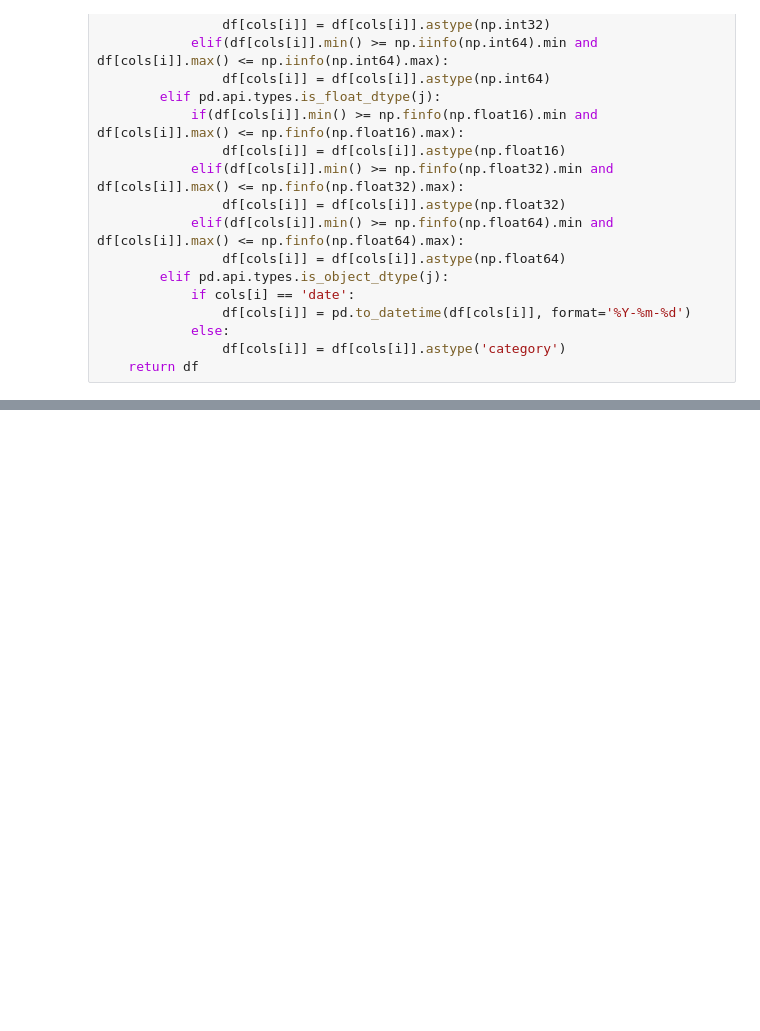
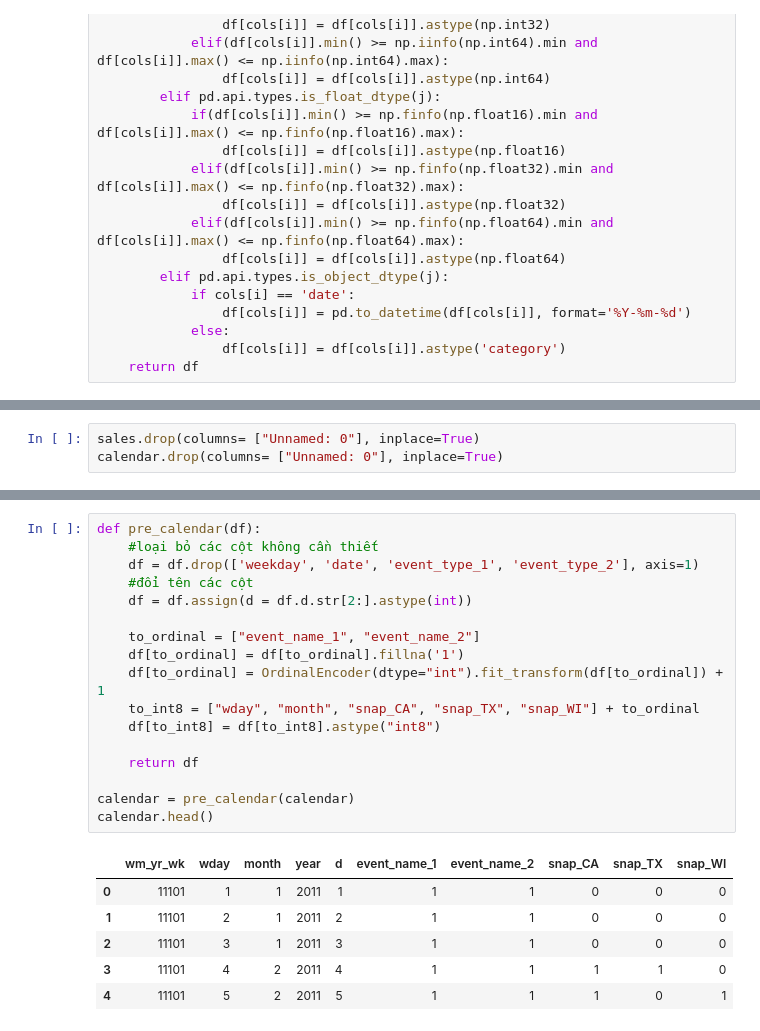
Before and after one commit to thangcn1943/Order_Suggestion, a Jupyter notebook: preprocess_data.ipynb, the cells around one changed output, grey strips where cells are left out. Cells and saved outputs as stored; diff of their text form; blank space fills up the shorter version.

```diff
--- a/preprocess_data.ipynb
+++ b/preprocess_data.ipynb
@@ -30,0 +138,3 @@ def downtype(df):
+# %%
+sales.drop(columns= ["Unnamed: 0"], inplace=True)
+calendar.drop(columns= ["Unnamed: 0"], inplace=True)
@@ -30,0 +186,24 @@ def downtype(df):
+# %%
+def pre_calendar(df):
+    #loại bỏ các cột không cần thiết
+    df = df.drop(['weekday', 'date', 'event_type_1', 'event_type_2'], axis=1)
+    #đổi tên các cột
+    df = df.assign(d = df.d.str[2:].astype(int))
+
+    to_ordinal = ["event_name_1", "event_name_2"]
+    df[to_ordinal] = df[to_ordinal].fillna('1')
+    df[to_ordinal] = OrdinalEncoder(dtype="int").fit_transform(df[to_ordinal]) + 1
+    to_int8 = ["wday", "month", "snap_CA", "snap_TX", "snap_WI"] + to_ordinal
+    df[to_int8] = df[to_int8].astype("int8")
+
+    return df
+
+calendar = pre_calendar(calendar)
+calendar.head()
+# %% [output]
+|  | wm_yr_wk | wday | month | year | d | event_name_1 | event_name_2 | snap_CA | snap_TX | snap_WI |
+| 0 | 11101 | 1 | 1 | 2011 | 1 | 1 | 1 | 0 | 0 | 0 |
+| 1 | 11101 | 2 | 1 | 2011 | 2 | 1 | 1 | 0 | 0 | 0 |
+| 2 | 11101 | 3 | 1 | 2011 | 3 | 1 | 1 | 0 | 0 | 0 |
+| 3 | 11101 | 4 | 2 | 2011 | 4 | 1 | 1 | 1 | 1 | 0 |
+| 4 | 11101 | 5 | 2 | 2011 | 5 | 1 | 1 | 1 | 0 | 1 |
```
Also changed, not shown: parts of 30 cells of this notebook, 1 other file.
